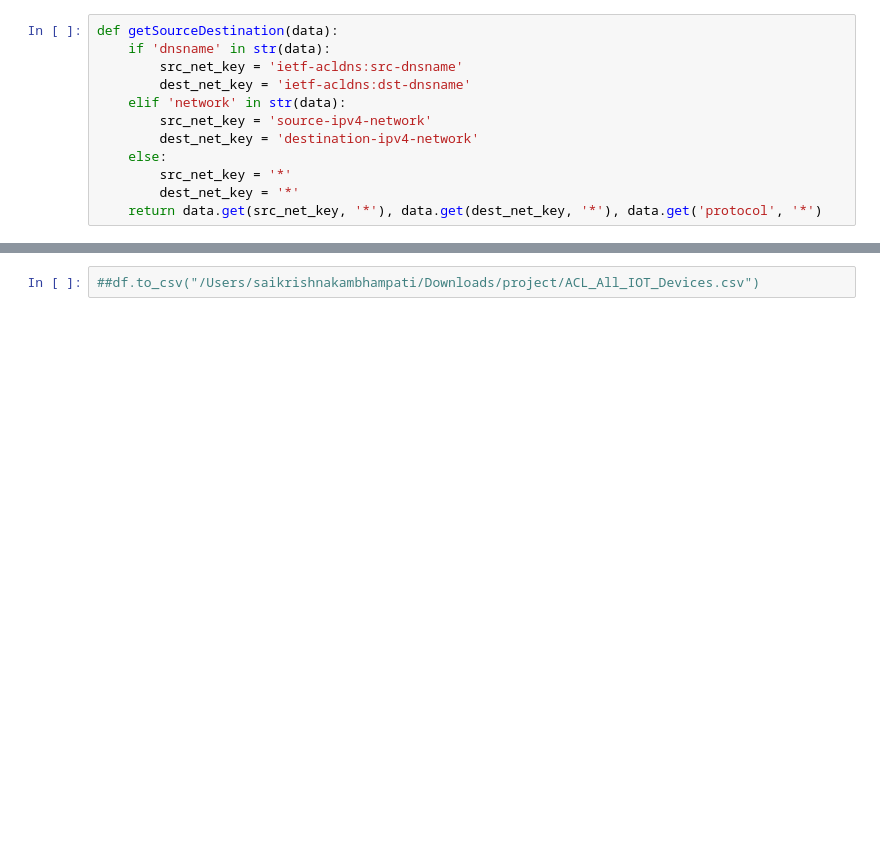
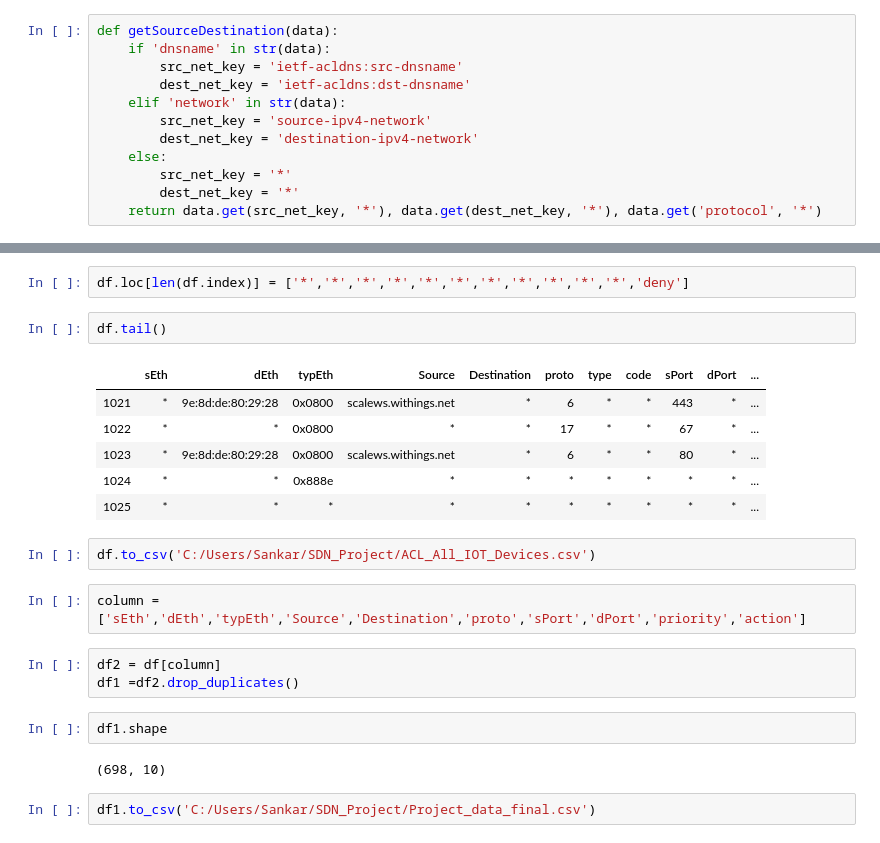
Before and after one commit to networked-systems-iith/IoT-MUD, a Jupyter notebook: Flow Rules/Flow_Rules.ipynb, the cells around one changed output, grey strips where cells are left out. Saved outputs shown, nothing was run; the diff lists cells and outputs as text; blank space fills up the shorter version.

```diff
--- a/Flow Rules/Flow_Rules.ipynb
+++ b/Flow Rules/Flow_Rules.ipynb
@@ -106,2 +102,24 @@ df
+# %%
+df.loc[len(df.index)] = ['*','*','*','*','*','*','*','*','*','*','*','deny']
+# %%
+df.tail()
+# %% [output]
+|  | sEth | dEth | typEth | Source | Destination | proto | type | code | sPort | dPort | ... |
+| 1021 | * | 9e:8d:de:80:29:28 | 0x0800 | scalews.withings.net | * | 6 | * | * | 443 | * | ... |
+| 1022 | * | * | 0x0800 | * | * | 17 | * | * | 67 | * | ... |
+| 1023 | * | 9e:8d:de:80:29:28 | 0x0800 | scalews.withings.net | * | 6 | * | * | 80 | * | ... |
+| 1024 | * | * | 0x888e | * | * | * | * | * | * | * | ... |
+| 1025 | * | * | * | * | * | * | * | * | * | * | ... |
 # %%
-##df.to_csv("/Users/saikrishnakambhampati/Downloads/project/ACL_All_IOT_Devices.csv")
+df.to_csv('C:/Users/Sankar/SDN_Project/ACL_All_IOT_Devices.csv')
+# %%
+column = ['sEth','dEth','typEth','Source','Destination','proto','sPort','dPort','priority','action']
+# %%
+df2 = df[column]
+df1 =df2.drop_duplicates()
+# %%
+df1.shape
+# %% [output]
+(698, 10)
+# %%
+df1.to_csv('C:/Users/Sankar/SDN_Project/Project_data_final.csv')
```
Also changed, not shown: parts of 7 cells of this notebook, 2 other files.
